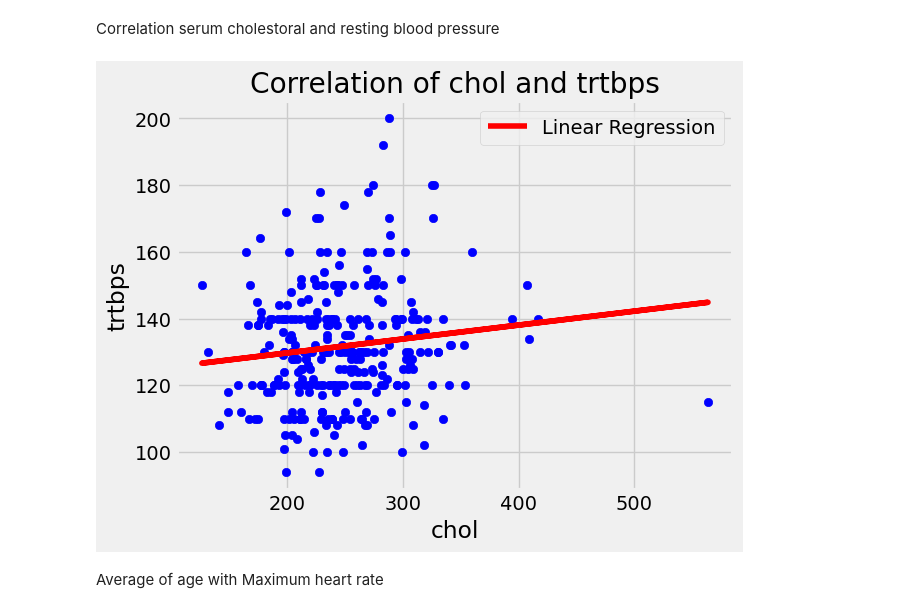
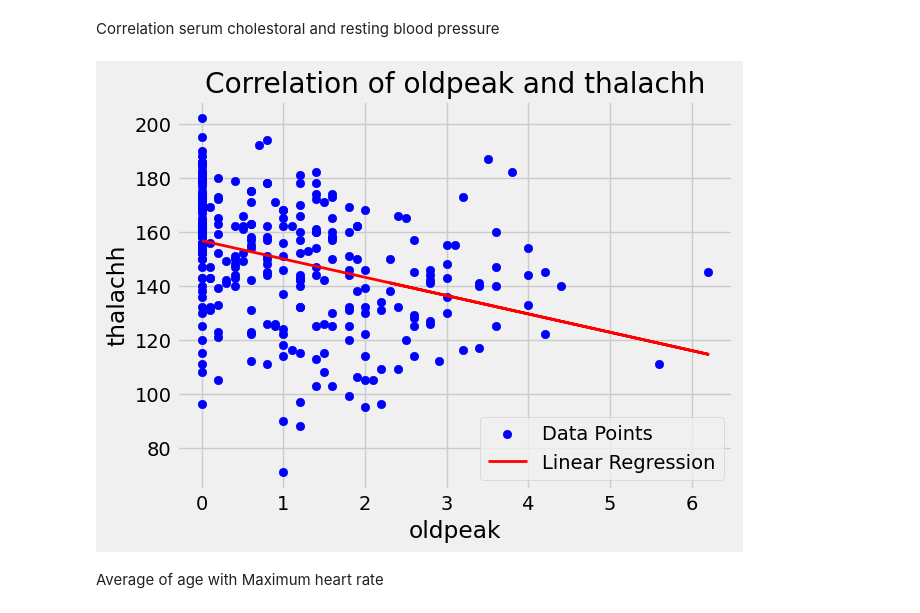
Before and after one commit to Sithysak/Heart-Attack-Prediction, a Jupyter notebook: Predict Heart Attack.ipynb, the cells around one changed output. Drawn from its saved outputs; the diff is of its cells as text; code cells hidden in the pictures.

```diff
--- a/Predict Heart Attack.ipynb
+++ b/Predict Heart Attack.ipynb
@@ -246,4 +239,0 @@ array([[<Axes: title={'center': 'age'}>, <Axes: title={'center': 'sex'}>,
-# %%
-plt.style.use('fivethirtyeight')
-plt.figure(figsize = (10, 5))
-sns.histplot(df['thalachh'], bins = 25)
@@ -277,4 +239,0 @@ plt.show()
-# %%
-plt.style.use('fivethirtyeight')
-plt.figure(figsize = (10, 5))
-sns.distplot(df['chol'], bins = 25)
@@ -303,4 +239,0 @@ plt.show()
-# %%
-plt.style.use('fivethirtyeight')
-plt.figure(figsize = (10, 5))
-sns.distplot(df['thalachh'], bins = 25)
@@ -385,26 +282,26 @@ plt.show()
 Correlation serum cholestoral and resting blood pressure
 # %%
 # Data
-chol = df['chol']
-trtbps = df['trtbps']
+oldpeak = df['oldpeak']
+thalachh = df['thalachh']
 
 # Fit a linear regression line
 model = LinearRegression()
-X = chol.values.reshape(-1, 1)
-model.fit(X, trtbps)
+X = oldpeak.values.reshape(-1, 1)
+model.fit(X, thalachh)
 y_pred = model.predict(X)
 
-plt.plot(chol, y_pred, color='red', label='Linear Regression')
+# Plot
+plt.scatter(oldpeak, thalachh, color='blue', label='Data Points')
+plt.plot(oldpeak, y_pred, color='red', linewidth=2, label='Linear Regression')
 
-# Plot
-plt.scatter(chol, trtbps, color='blue')
-plt.title('Correlation of chol and trtbps')
-plt.xlabel('chol')
-plt.ylabel('trtbps')
+plt.title('Correlation of oldpeak and thalachh')
+plt.xlabel('oldpeak')
+plt.ylabel('thalachh')
 plt.legend()
 plt.show()
 # %% [output]
-[figure, old version]
+[figure, new version]
 # %% [markdown]
 Average of age with Maximum heart rate
 # %%
```
Also changed, not shown: parts of 29 cells of this notebook.
